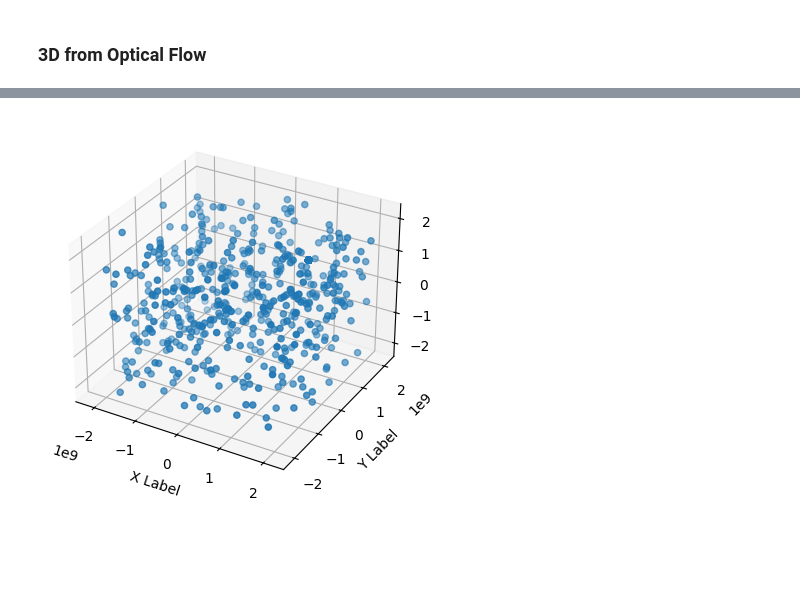
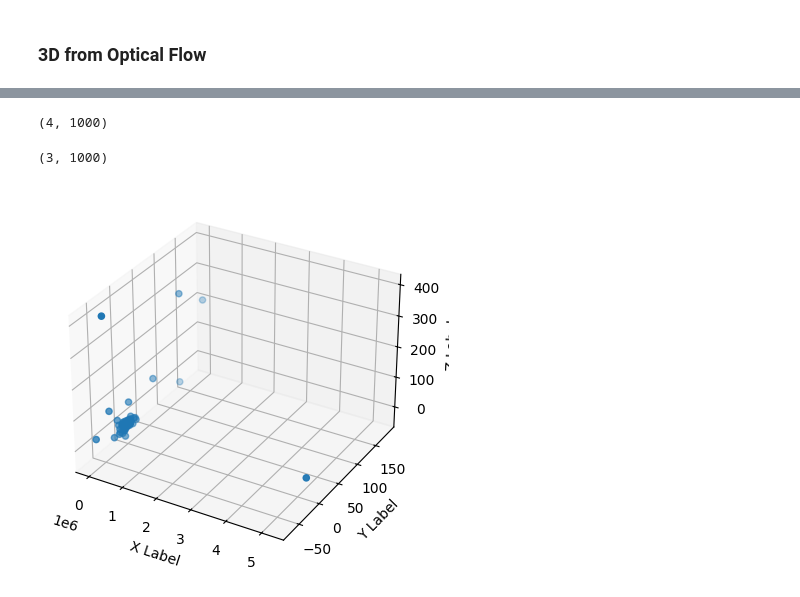
Before and after one commit to andreadalcin/DNN3D, a Jupyter notebook: flow.ipynb, the cells around one changed output, grey strips where cells are left out. Cells and saved outputs as stored; diff of their text form; code cells hidden in the pictures; blank space fills up the shorter version.

```diff
--- a/flow.ipynb
+++ b/flow.ipynb
@@ -188,24 +203,28 @@ Inlier count: 879
+# %%
+print(points_3d_hom.shape)
+# %% [output]
+(4, 1000)
 # %%
-P1 = np.dot(K, np.hstack((np.eye(3), np.zeros((3, 1)))))
-P2 = np.dot(K, np.hstack((R2, t2)))
-
-points_3d_hom = cv.triangulatePoints(P1, P2, np.array(img1_coords).T, np.array(img2_coords).T)
+points_3d = points_3d_hom[:3, :] / points_3d_hom[3, :]
+print(points_3d.shape)
+# %% [output]
+(3, 1000)
 # %%
 %matplotlib inline
 import matplotlib.pyplot as plt
 from mpl_toolkits.mplot3d import Axes3D
 
 fig = plt.figure()
 ax = fig.add_subplot(111, projection='3d')
 
 # Plotting
-ax.scatter(points_3d_hom[0, :], points_3d_hom[1, :], points_3d_hom[2, :])
+ax.scatter(points_3d[0, :], points_3d[1, :], points_3d[2, :])
 
 # Labeling axes
 ax.set_xlabel('X Label')
 ax.set_ylabel('Y Label')
 ax.set_zlabel('Z Label')
 
 plt.show()
 # %% [output]
-[figure, old version]
+[figure, new version]
```
Also changed, not shown: parts of 3 cells of this notebook.
